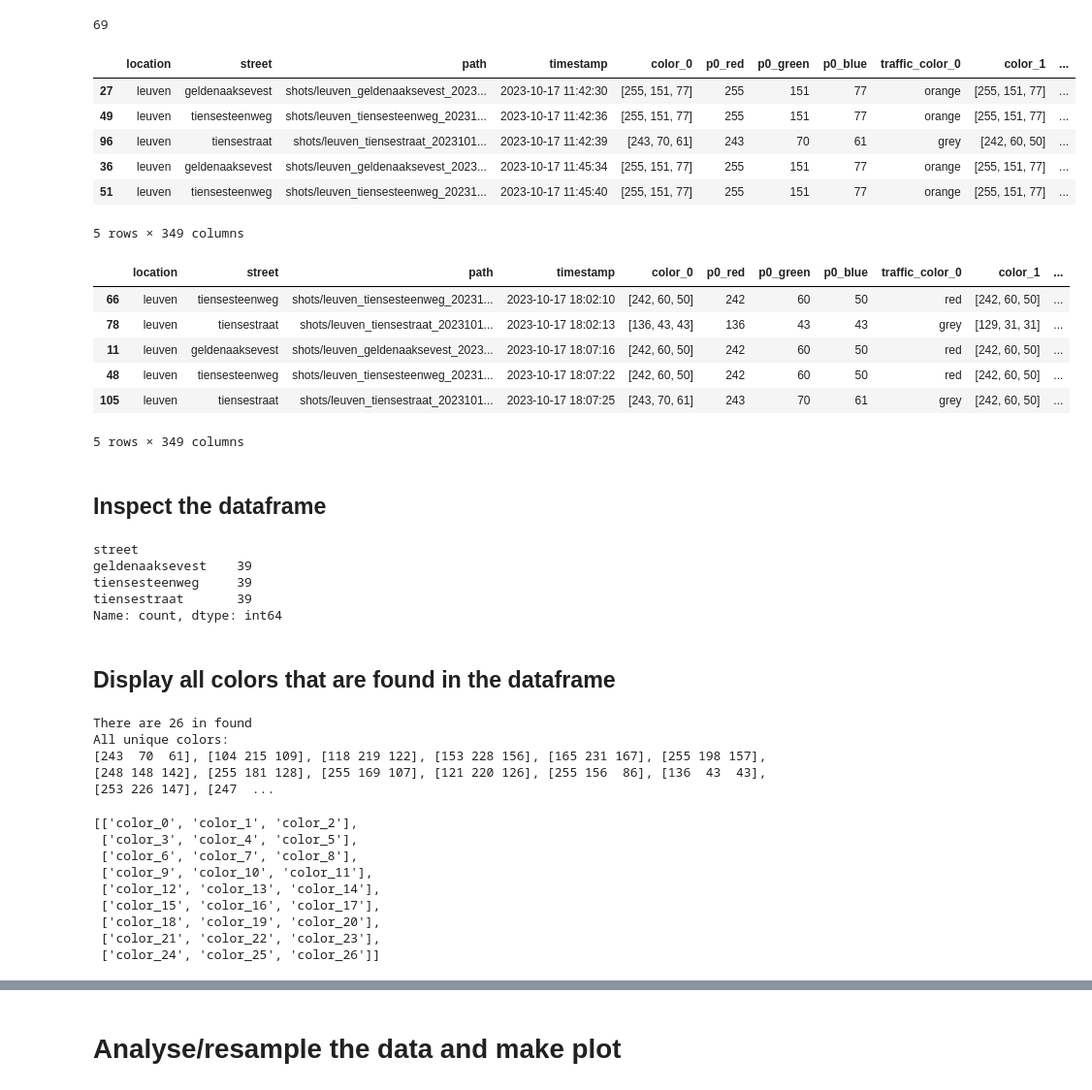
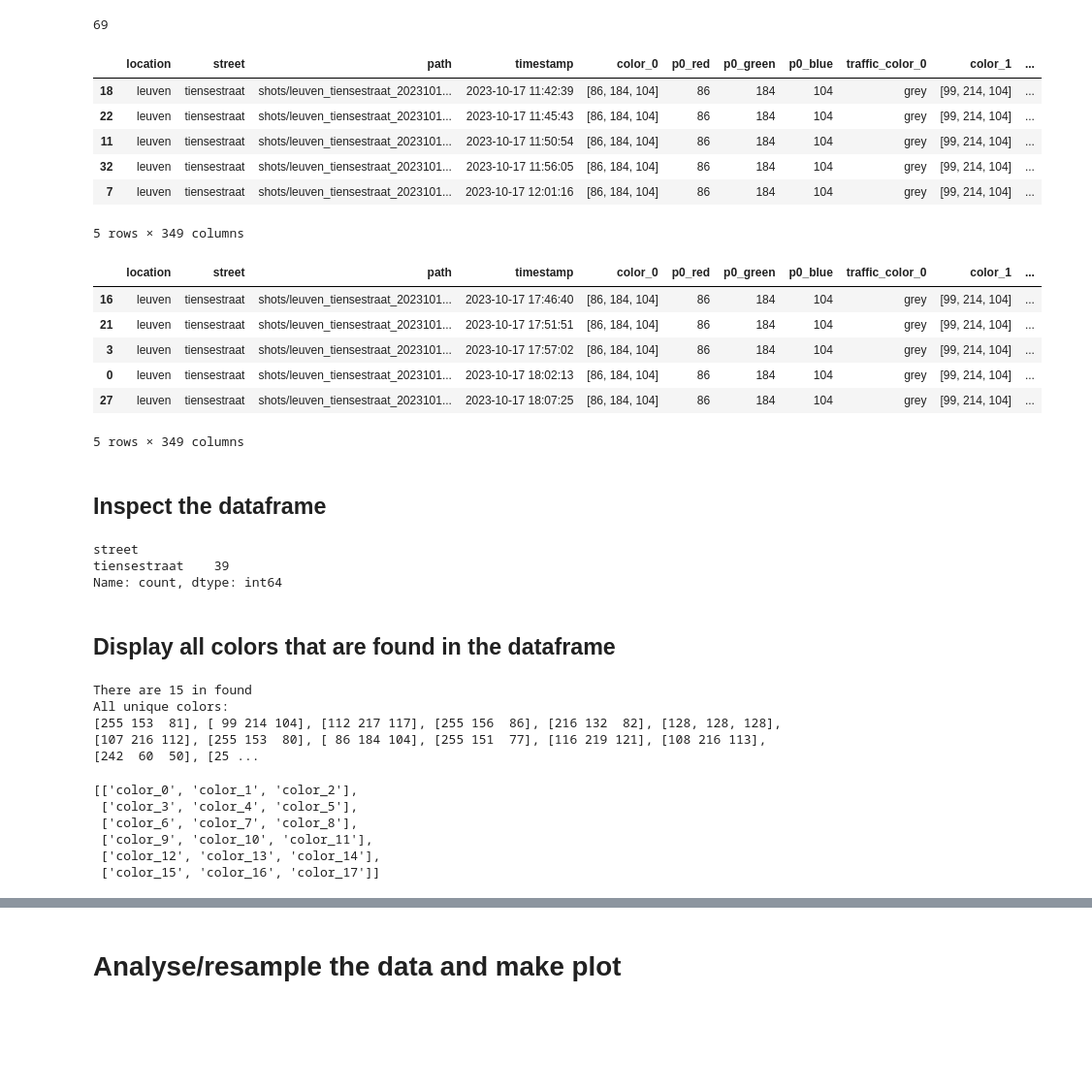
Before and after one commit to cast42/filedrukte_tiensepoort, a Jupyter notebook: get_traffic_info_from_screenshot.ipynb, the cells around one changed output, grey strips where cells are left out. Shown at 97% size. Saved outputs shown, nothing was run; the diff lists cells and outputs as text; code cells hidden in the pictures; blank space fills up the shorter version.

```diff
--- a/get_traffic_info_from_screenshot.ipynb
+++ b/get_traffic_info_from_screenshot.ipynb
@@ -26,4 +23,4 @@ from traffic_analysis import (
 # Which street to analyse and in what direction
 LOCATION = "leuven"
 STREET = "tiensestraat"
-DIRECTION = "to" # must be "to" the crossing or away "from" the crossing
+POINTS_LIST_NAME = "blijdeinkomstraat_from" # must be "to" the crossing or away "from" the crossing
@@ -118,27 +131,27 @@ number_of_points
 69
 # %%
 df = get_colors_from_screenshots(
-    config, url_image_dir, location=LOCATION, street=STREET, direction=DIRECTION
+    config, url_image_dir, location=LOCATION, street=STREET, points_list_name=POINTS_LIST_NAME
 )
 
 df.head()
 # %% [output]
 |  | location | street | path | timestamp | color_0 | p0_red | p0_green | p0_blue | traffic_color_0 | color_1 | ... |
-| 27 | leuven | geldenaaksevest | shots/leuven_geldenaaksevest_2023... | 2023-10-17 11:42:30 | [255, 151, 77] | 255 | 151 | 77 | orange | [255, 151, 77] | ... |
-| 49 | leuven | tiensesteenweg | shots/leuven_tiensesteenweg_20231... | 2023-10-17 11:42:36 | [255, 151, 77] | 255 | 151 | 77 | orange | [255, 151, 77] | ... |
-| 96 | leuven | tiensestraat | shots/leuven_tiensestraat_2023101... | 2023-10-17 11:42:39 | [243, 70, 61] | 243 | 70 | 61 | grey | [242, 60, 50] | ... |
-| 36 | leuven | geldenaaksevest | shots/leuven_geldenaaksevest_2023... | 2023-10-17 11:45:34 | [255, 151, 77] | 255 | 151 | 77 | orange | [255, 151, 77] | ... |
-| 51 | leuven | tiensesteenweg | shots/leuven_tiensesteenweg_20231... | 2023-10-17 11:45:40 | [255, 151, 77] | 255 | 151 | 77 | orange | [255, 151, 77] | ... |
+| 18 | leuven | tiensestraat | shots/leuven_tiensestraat_2023101... | 2023-10-17 11:42:39 | [86, 184, 104] | 86 | 184 | 104 | grey | [99, 214, 104] | ... |
+| 22 | leuven | tiensestraat | shots/leuven_tiensestraat_2023101... | 2023-10-17 11:45:43 | [86, 184, 104] | 86 | 184 | 104 | grey | [99, 214, 104] | ... |
+| 11 | leuven | tiensestraat | shots/leuven_tiensestraat_2023101... | 2023-10-17 11:50:54 | [86, 184, 104] | 86 | 184 | 104 | grey | [99, 214, 104] | ... |
+| 32 | leuven | tiensestraat | shots/leuven_tiensestraat_2023101... | 2023-10-17 11:56:05 | [86, 184, 104] | 86 | 184 | 104 | grey | [99, 214, 104] | ... |
+| 7 | leuven | tiensestraat | shots/leuven_tiensestraat_2023101... | 2023-10-17 12:01:16 | [86, 184, 104] | 86 | 184 | 104 | grey | [99, 214, 104] | ... |
 5 rows × 349 columns
 # %%
 df.tail()
 # %% [output]
 |  | location | street | path | timestamp | color_0 | p0_red | p0_green | p0_blue | traffic_color_0 | color_1 | ... |
-| 66 | leuven | tiensesteenweg | shots/leuven_tiensesteenweg_20231... | 2023-10-17 18:02:10 | [242, 60, 50] | 242 | 60 | 50 | red | [242, 60, 50] | ... |
-| 78 | leuven | tiensestraat | shots/leuven_tiensestraat_2023101... | 2023-10-17 18:02:13 | [136, 43, 43] | 136 | 43 | 43 | grey | [129, 31, 31] | ... |
-| 11 | leuven | geldenaaksevest | shots/leuven_geldenaaksevest_2023... | 2023-10-17 18:07:16 | [242, 60, 50] | 242 | 60 | 50 | red | [242, 60, 50] | ... |
-| 48 | leuven | tiensesteenweg | shots/leuven_tiensesteenweg_20231... | 2023-10-17 18:07:22 | [242, 60, 50] | 242 | 60 | 50 | red | [242, 60, 50] | ... |
-| 105 | leuven | tiensestraat | shots/leuven_tiensestraat_2023101... | 2023-10-17 18:07:25 | [243, 70, 61] | 243 | 70 | 61 | grey | [242, 60, 50] | ... |
+| 16 | leuven | tiensestraat | shots/leuven_tiensestraat_2023101... | 2023-10-17 17:46:40 | [86, 184, 104] | 86 | 184 | 104 | grey | [99, 214, 104] | ... |
+| 21 | leuven | tiensestraat | shots/leuven_tiensestraat_2023101... | 2023-10-17 17:51:51 | [86, 184, 104] | 86 | 184 | 104 | grey | [99, 214, 104] | ... |
+| 3 | leuven | tiensestraat | shots/leuven_tiensestraat_2023101... | 2023-10-17 17:57:02 | [86, 184, 104] | 86 | 184 | 104 | grey | [99, 214, 104] | ... |
+| 0 | leuven | tiensestraat | shots/leuven_tiensestraat_2023101... | 2023-10-17 18:02:13 | [86, 184, 104] | 86 | 184 | 104 | grey | [99, 214, 104] | ... |
+| 27 | leuven | tiensestraat | shots/leuven_tiensestraat_2023101... | 2023-10-17 18:07:25 | [86, 184, 104] | 86 | 184 | 104 | grey | [99, 214, 104] | ... |
 5 rows × 349 columns
 # %% [markdown]
 ## Inspect the dataframe
@@ -146,9 +159,7 @@ df.tail()
 df["street"].value_counts()
 # %% [output]
 street
-geldenaaksevest    39
-tiensesteenweg     39
-tiensestraat       39
+tiensestraat    39
 Name: count, dtype: int64
 # %% [markdown]
 ## Display all colors that are found in the dataframe
@@ -159,9 +170,9 @@ print(f"There are {len(unique_colors)} in found")
 print("All unique colors:")
 print(", ".join(unique_colors))
 # %% [output]
-There are 26 in found
+There are 15 in found
 All unique colors:
-[243  70  61], [104 215 109], [118 219 122], [153 228 156], [165 231 167], [255 198 157], [248 148 142], [255 181 128], [255 169 107], [121 220 126], [255 156  86], [136  43  43], [253 226 147], [247  ...
+[255 153  81], [ 99 214 104], [112 217 117], [255 156  86], [216 132  82], [128, 128, 128], [107 216 112], [255 153  80], [ 86 184 104], [255 151  77], [116 219 121], [108 216 113], [242  60  50], [25 ...
 # %%
 # Create a grid of colors
 number_of_colors = len(unique_colors)
@@ -173,10 +184,7 @@ mosaic
  ['color_6', 'color_7', 'color_8'],
  ['color_9', 'color_10', 'color_11'],
  ['color_12', 'color_13', 'color_14'],
- ['color_15', 'color_16', 'color_17'],
- ['color_18', 'color_19', 'color_20'],
- ['color_21', 'color_22', 'color_23'],
- ['color_24', 'color_25', 'color_26']]
+ ['color_15', 'color_16', 'color_17']]
 # %%
 fig, axd = plt.subplot_mosaic(
     mosaic, gridspec_kw={"width_ratios": [1, 1, 1], "wspace": 0.5}, figsize=(16, 9)
```
Also changed, not shown: parts of 16 cells of this notebook, 5 other files.
